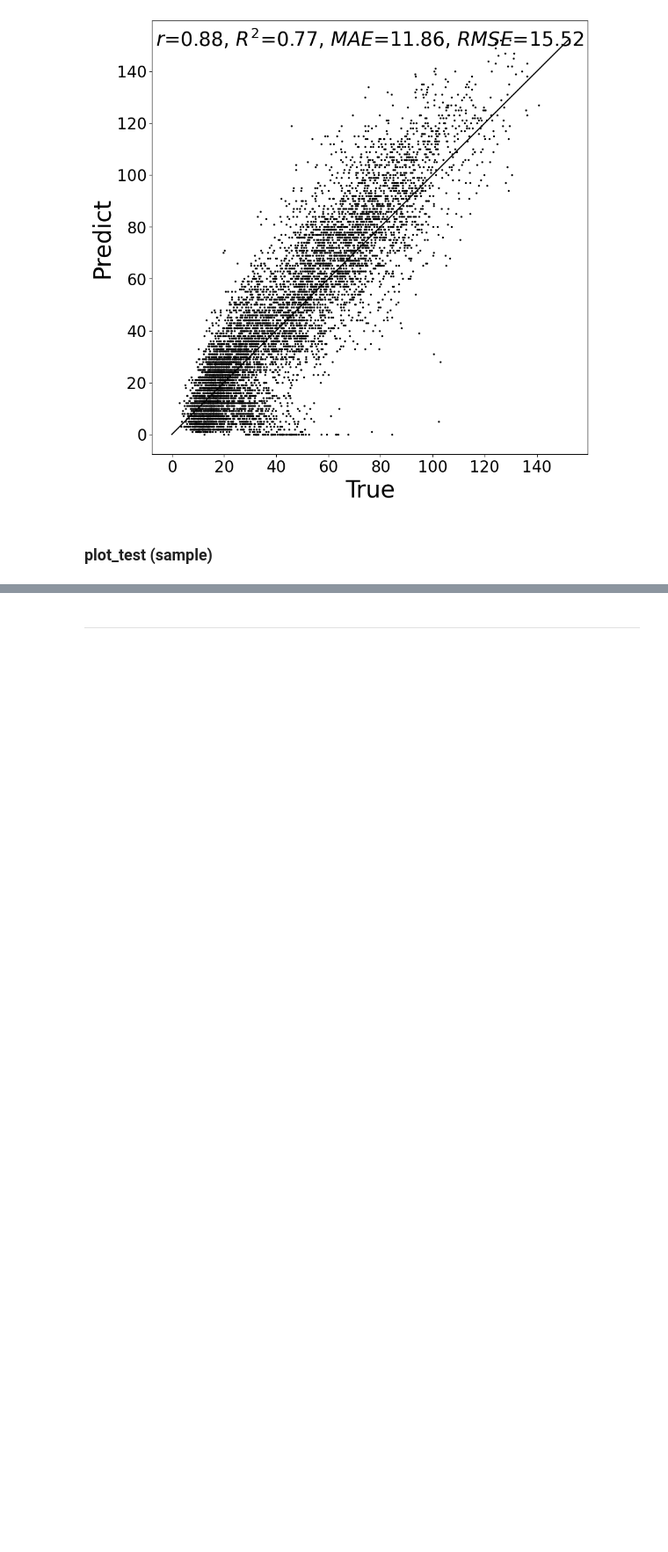
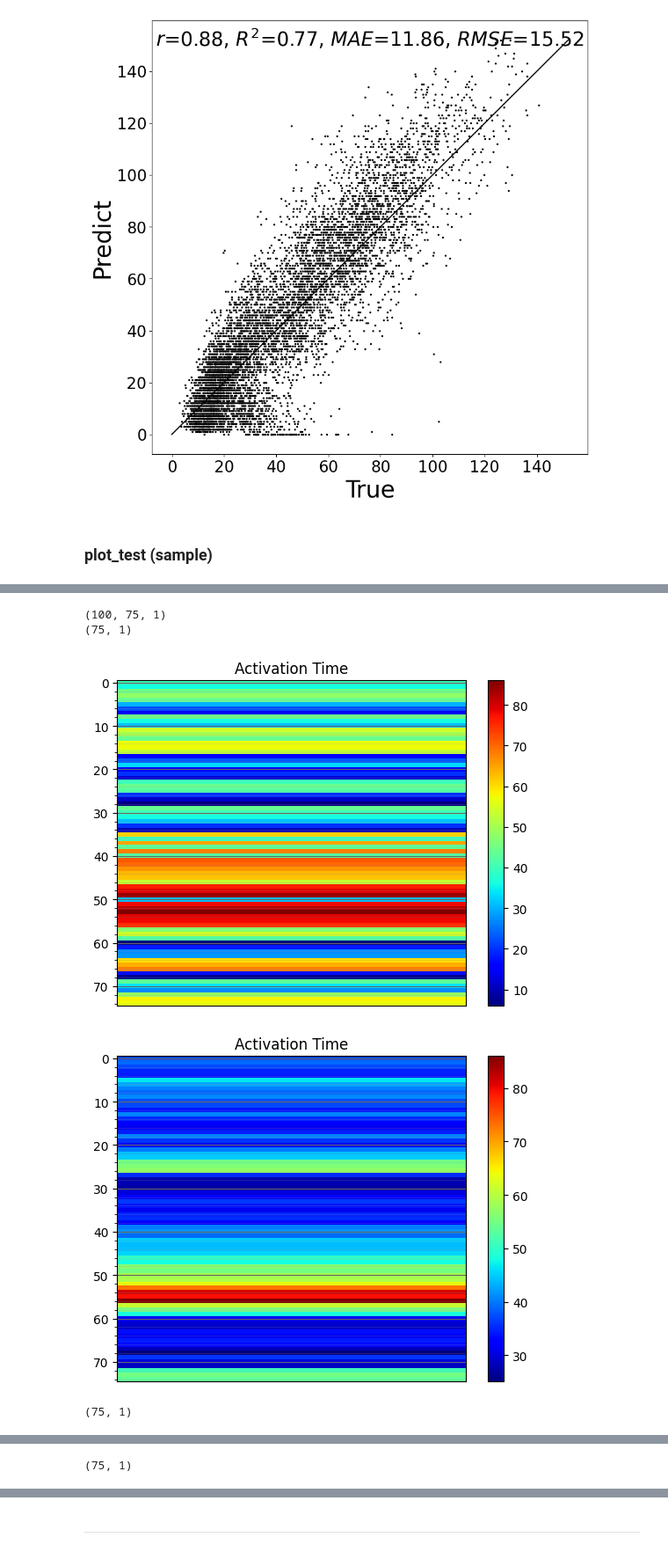
Before and after one commit to ttttmmttddiikk/cardiac_challenge, a Jupyter notebook: scripts/analyze_conv1d_task3.ipynb, the cells around one changed output, grey strips where cells are left out. Shown: that part at 88% size. Cells and saved outputs as stored; diff of their text form; code cells hidden in the pictures; blank space fills up the shorter version.

```diff
--- a/scripts/analyze_conv1d_task3.ipynb
+++ b/scripts/analyze_conv1d_task3.ipynb
@@ -452,29 +501,53 @@ with torch.no_grad():
+# %%
+def plot_VmDatas_Task3_each(ActTime, title):
+    # plot the Activation Time array
+    plt.imshow(ActTime, cmap='jet', interpolation='nearest', aspect='auto')
+    plt.title('Activation Time')
+    plt.colorbar()
+    plt.grid(visible=True, which='major', color='#666666', linestyle='-')
+    plt.minorticks_on()
+    # not xticks
+    plt.xticks([])
+    plt.grid(visible=True, which='minor', color='#999999', linestyle='-', alpha=0.2)
+    plt.title("{0}".format(title), fontsize=20)
+    plt.xlabel("True",fontsize=30)
+    plt.show()
 # %%
-"""from sklearn.metrics import r2_score, mean_squared_error
+#var
+n_plot = 3
 
 #----------------------------
 # eval
 model.eval()
 with torch.no_grad():
     #----------------------------
     #forward
     x, y = dataset.return_test_data()
     #----------------------------
     #float32, grad==True
     x = dataset.change_data_setting_to_train(x)
     y = dataset.change_data_setting_to_train(y)
     #----------------------------
     #change the type
     x = x.to(device)
     y = y.to(device)
     #----------------------------
     #forward
     output = model(x)
     #----------------------------
     #change to numpy
-    output = output.to('cpu').detach().numpy().copy().T * 500
-    y = y.to('cpu').detach().numpy().copy().T * 500
+    output = output.to('cpu').detach().numpy().copy() * 500
+    y = y.to('cpu').detach().numpy().copy() * 500
+    print(y.shape)
     #----------------------------
     #plot
     for cnt, (data_true, data_pred) in enumerate(zip(y, output)):
-        plot_VmDatas_Task4(data_true)"""
+        if cnt+1 <= n_plot:
+            plot_VmDatas_Task3_each(data_true)
+            plot_VmDatas_Task3_each(data_pred)
+# %% [output]
+(100, 75, 1)
+(75, 1)
+[figure, added]
+[figure, added]
+(75, 1)
@@ -480,0 +556 @@ with torch.no_grad():
+(75, 1)
```
Also changed, not shown: parts of 4 cells of this notebook.
